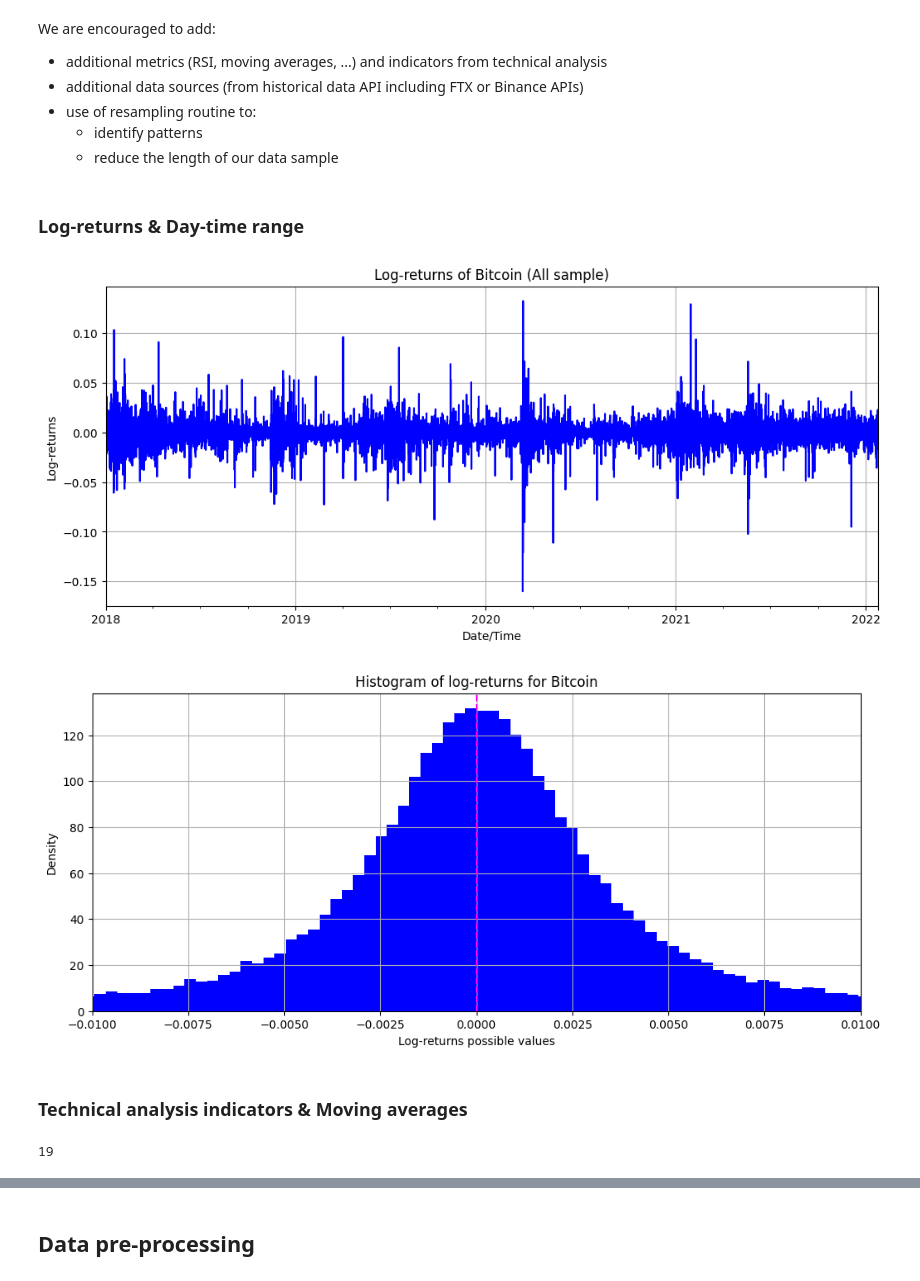
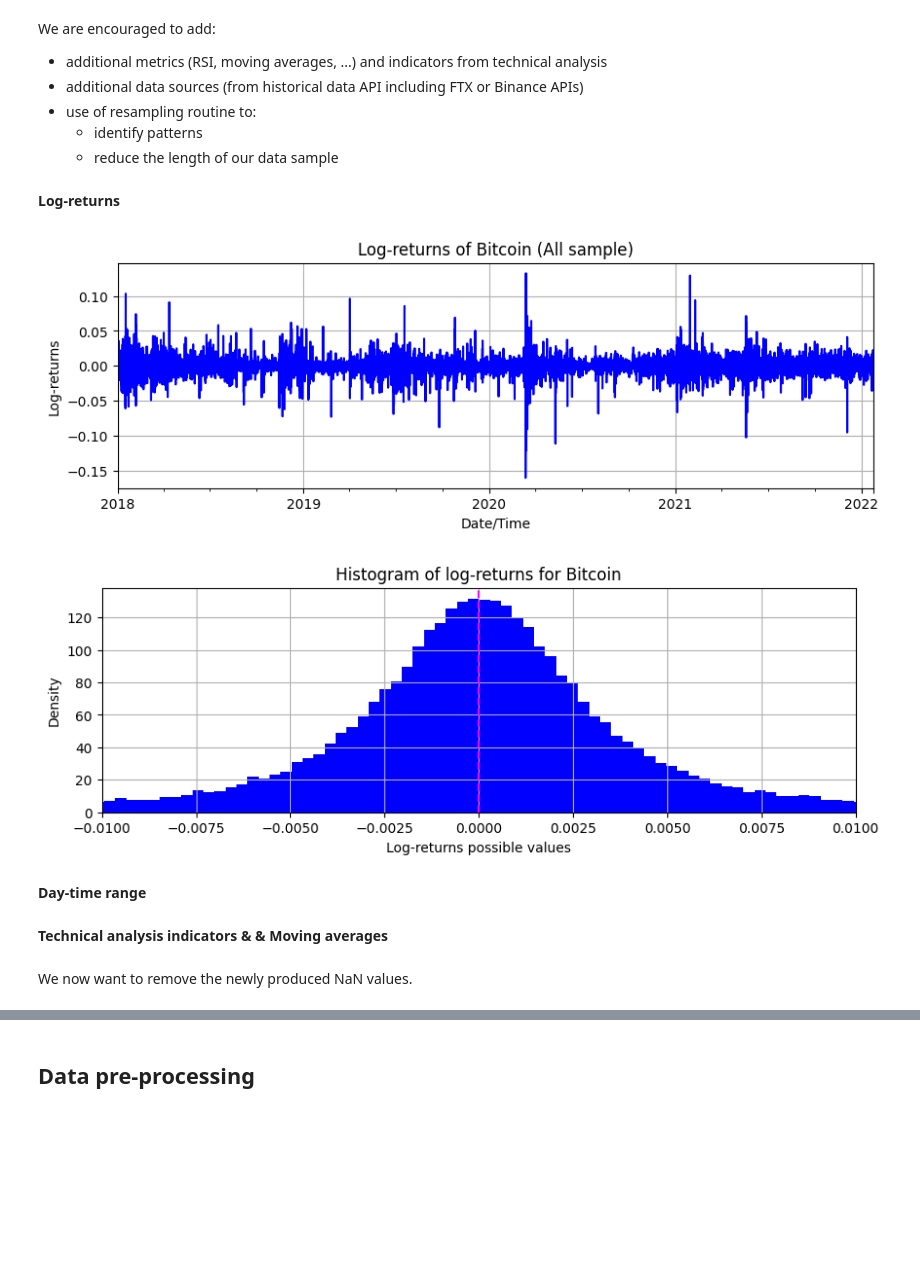
Before and after one commit to lcsrodriguez/cryptotrading, a Jupyter notebook: notebooks/bitcoin_trading.ipynb, the cells around one changed output, grey strips where cells are left out. Cells and saved outputs as stored; diff of their text form; code cells hidden in the pictures; blank space fills up the shorter version.

```diff
--- a/notebooks/bitcoin_trading.ipynb
+++ b/notebooks/bitcoin_trading.ipynb
@@ -122,4 +130,4 @@ We are encouraged to add:
     - identify patterns
     - reduce the length of our data sample
 # %% [markdown]
-### Log-returns & Day-time range
+**Log-returns**
@@ -136,20 +137,22 @@ df["LogReturns"] = np.log(df["Close"]).diff()
 df["LogReturns"].fillna(0, inplace=True)
 # %%
 # Plotting log-returns
-_ = df["LogReturns"].plot()
+_ = df["LogReturns"].plot(figsize=(10, 3))
 _ = plt.title("Log-returns of Bitcoin (All sample)")
 _ = plt.xlabel("Date/Time")
 _ = plt.ylabel("Log-returns")
 _ = plt.grid()
 # %% [output]
-[figure, old version]
+[figure, new version]
 # %%
 # Plotting log-returns
-_ = df["LogReturns"].hist(bins=1000, density=True)
+_ = df["LogReturns"].hist(bins=1000, density=True, figsize=(10, 3))
 _ = plt.xlim([-0.01, 0.01])
 _ = plt.title("Histogram of log-returns for Bitcoin")
 _ = plt.xlabel("Log-returns possible values")
 _ = plt.axvline(x = 0, color="magenta", ls="--")
 _ = plt.ylabel("Density")
 # %% [output]
-[figure, old version]
+[figure, new version]
+# %% [markdown]
+**Day-time range**
@@ -156,5 +166,5 @@ _ = plt.ylabel("Density")
 # %% [markdown]
-### Technical analysis indicators & Moving averages
+**Technical analysis indicators & & Moving averages**
 # %%
 # Computing Rolled average close price
 df["Rolled_Avg_Close"] = df["Close"].rolling(window=10).mean()
@@ -189,6 +199,8 @@ df["SMA_FAST"] = ta.SMA(df["Close"], timeperiod=15)
 # Momentum
 # Standard deviation
 # ...
+# %% [markdown]
+We now want to remove the newly produced NaN values.
 # %%
 # Getting DataFrame shape
 df_shape_before = df.shape[0]
@@ -199,7 +211,5 @@ df.dropna(inplace=True)
 # Getting DataFrame shape
 df_shape_after = df.shape[0]
 
-# Getting number of deletedrows
-abs(df_shape_after - df_shape_before)
+# Getting number of deleted rows
+#abs(df_shape_after - df_shape_before)
-# %% [output]
-19
```
Also changed, not shown: parts of 37 cells of this notebook.
